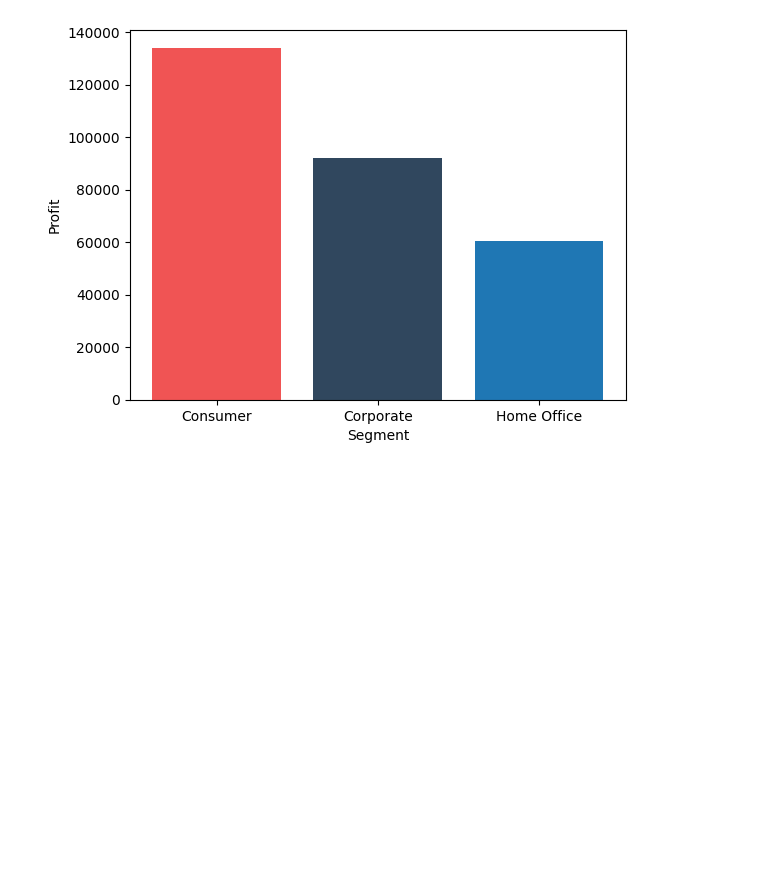
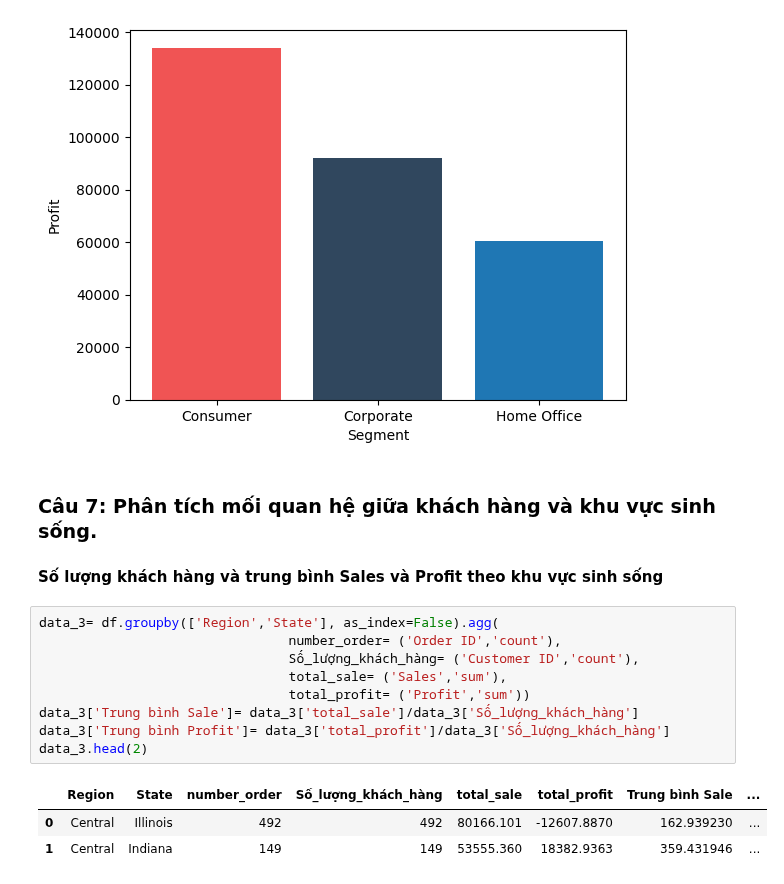
Before and after one commit to khangnl24112002/DataVisualization_Group02_Lab01, a Jupyter notebook: main.ipynb, the cells around one changed output. Drawn from its saved outputs; the diff is of its cells as text; blank space fills up the shorter version.

Commit message:
Count number customer and average sales & profit

```diff
--- a/main.ipynb
+++ b/main.ipynb
@@ -488,3 +491,20 @@ segments_info[['Segment' , 'Profit']]
 Viz_Bar(segments_info , 'Segment' ,'Profit')
 # %% [output]
 [figure]
+# %% [markdown]
+### Câu 7: Phân tích mối quan hệ giữa khách hàng và khu vực sinh sống. ###
+# %% [markdown]
+**Số lượng khách hàng và trung bình Sales và Profit theo khu vực sinh sống**
+# %%
+data_3= df.groupby(['Region','State'], as_index=False).agg(
+                                number_order= ('Order ID','count'),
+                                Số_lượng_khách_hàng= ('Customer ID','count'),
+                                total_sale= ('Sales','sum'),
+                                total_profit= ('Profit','sum'))
+data_3['Trung bình Sale']= data_3['total_sale']/data_3['Số_lượng_khách_hàng']
+data_3['Trung bình Profit']= data_3['total_profit']/data_3['Số_lượng_khách_hàng']
+data_3.head(2)
+# %% [output]
+|  | Region | State | number_order | Số_lượng_khách_hàng | total_sale | total_profit | Trung bình Sale | ... |
+| 0 | Central | Illinois | 492 | 492 | 80166.101 | -12607.8870 | 162.939230 | ... |
+| 1 | Central | Indiana | 149 | 149 | 53555.360 | 18382.9363 | 359.431946 | ... |
```
Also changed, not shown: parts of 6 cells of this notebook.
